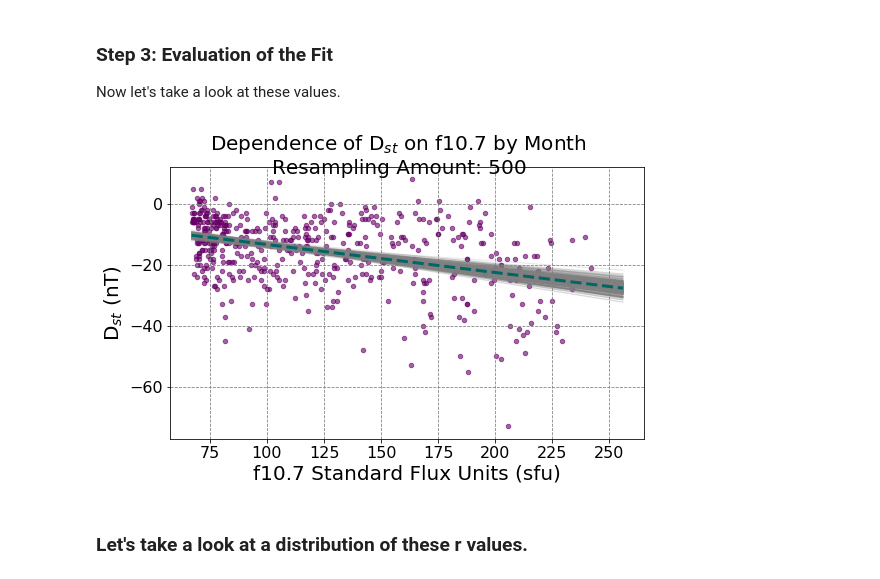
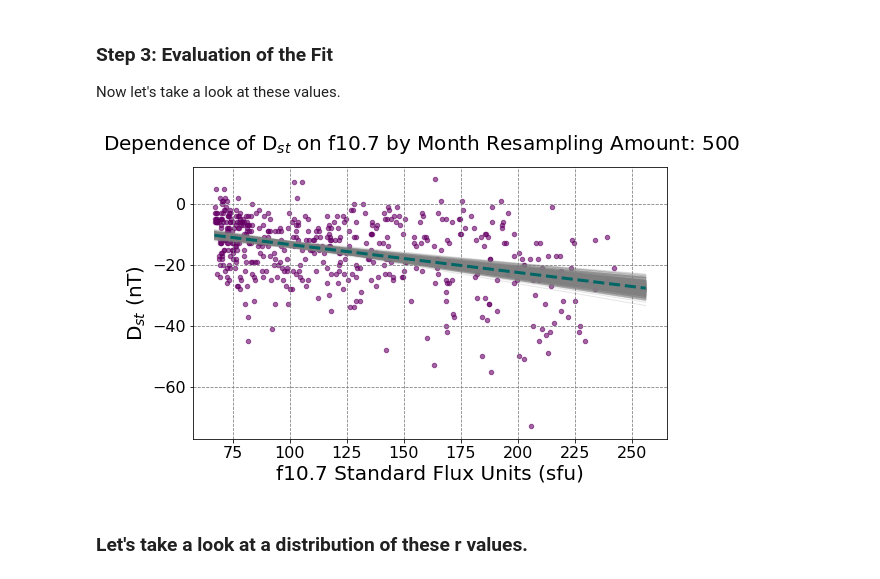
Before and after one commit to abbyazari/data_vis_statistics_geosciences, a Jupyter notebook: Lab8/Lab8_SpaceWeatherBootstraps.ipynb, the cells around one changed output. Drawn from its saved outputs; the diff is of its cells as text; code cells hidden in the pictures.

```diff
--- a/Lab8/Lab8_SpaceWeatherBootstraps.ipynb
+++ b/Lab8/Lab8_SpaceWeatherBootstraps.ipynb
@@ -525,8 +525,8 @@ The mean rVal is -0.39 with a standard deviation of 0.03783.
 Now let's take a look at these values.
 # %%
 fig = plt.figure(figsize=(8.5, 5))
-fig.suptitle('Dependence of D$_{st}$ on f10.7 by Month \n' +
-             'Resampling Amount: {}'.format(numIterations),
+fig.suptitle('Dependence of D$_{st}$ on f10.7 by Month, ' +
+             'Resampling Amount: {} \n'.format(numIterations),
              fontsize=20)
 
 gs  = plt.GridSpec(1, 1, hspace=0.0, wspace=0.2, right = 0.9)
@@ -546,34 +546,34 @@ ax1.scatter(monthlyOmni['f10.7_index'], monthlyOmni['Dst'],
 minVal  = np.nanmin(monthlyOmni['f10.7_index'])
 maxVal  = np.nanmax(monthlyOmni['f10.7_index'])
 spacing = (maxVal - minVal) / 20.0
 
 #create new xarray for pretty plotting
 xVals = np.arange(minVal, maxVal+spacing, int(spacing))
 
 for slope, intercept in zip(bootstrapVals['Slopes'], bootstrapVals['Intercepts']):
 
     #calculate y values
     yModel = slope*xVals + intercept
 
     #and plot in gray
     ax1.plot(xVals, yModel, color = 'grey', alpha = 0.2, lw = 1.0)
 
 #plot final value in turquoise -
 yModelOrig = slopeOrig*xVals + interceptOrig
 
 ax1.plot(xVals, yModelOrig,
          color = '#006666', alpha = 1.0, linestyle = '--', lw = 3.0)
 
 
 #set up grid
 ax1.grid(color='gray', linestyle='dashed')
 
 #set up label sizes
 ax1.tick_params(labelsize = 16)
 
 plt.savefig('./Figures/BootstrapLinearFits.png')
 # %% [output]
-[figure, old version]
+[figure, new version]
 # %% [markdown]
 ### Let's take a look at a distribution of these r values.
 # %%
```
Also changed, not shown: parts of 10 cells of this notebook, 1 other file.
